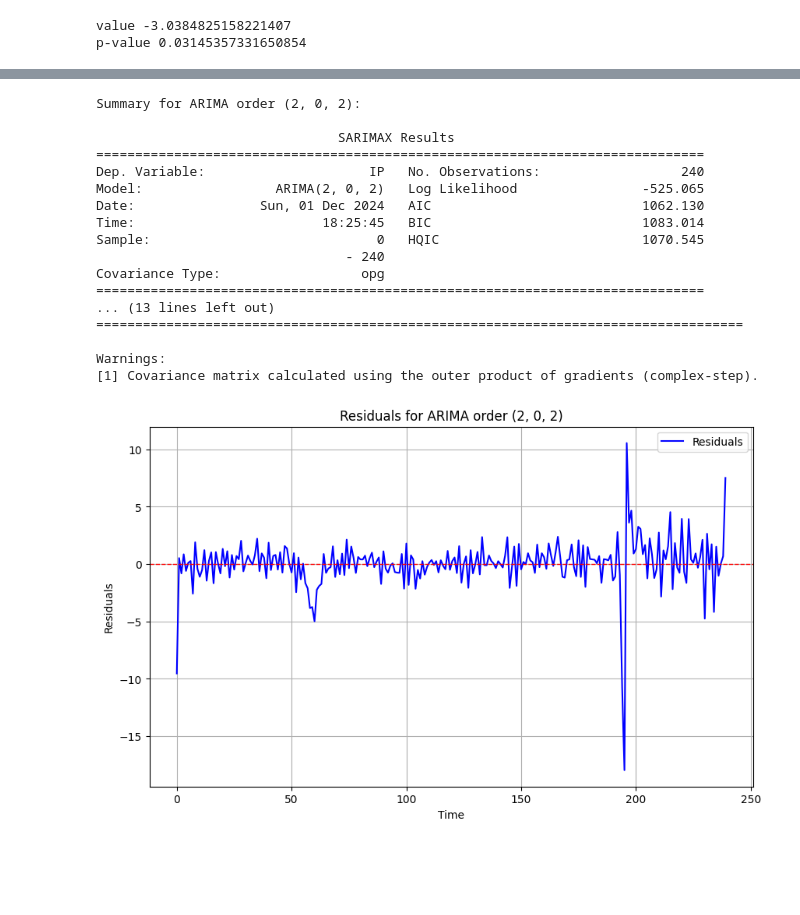
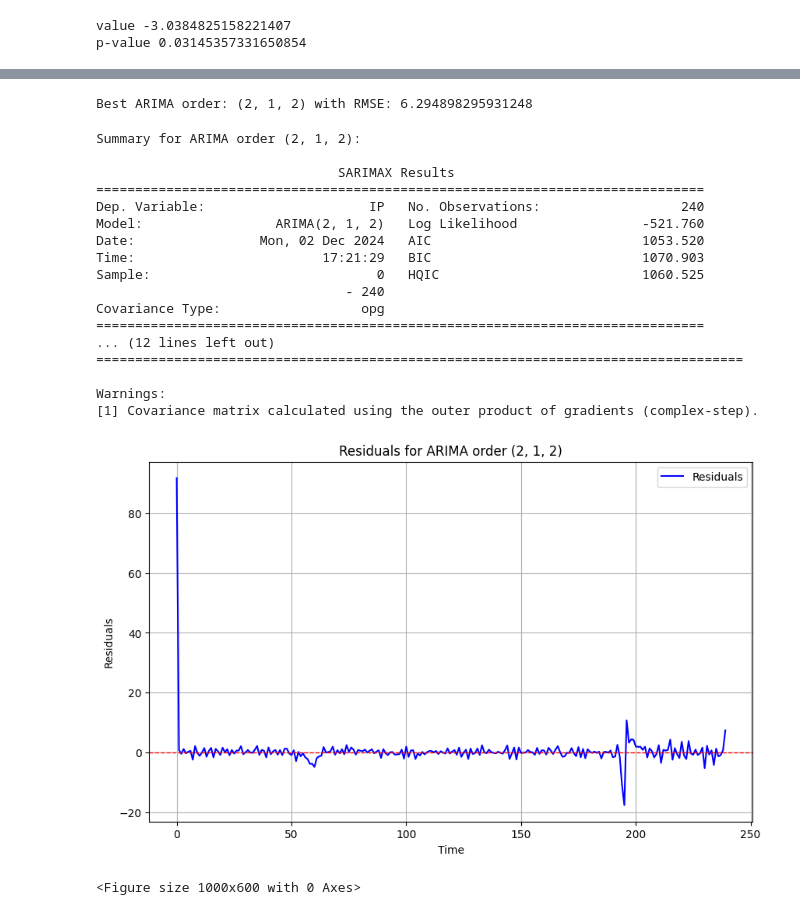
Before and after one commit to lorenzrossi/GaR, a Jupyter notebook: src/arima_test.ipynb, the cells around one changed output, grey strips where cells are left out. Cells and saved outputs as stored; diff of their text form; code cells hidden in the pictures; blank space fills up the shorter version.

```diff
--- a/src/arima_test.ipynb
+++ b/src/arima_test.ipynb
@@ -67,0 +63,2 @@ Name: IP, dtype: float64
+# %%
+df['IP_diffed'] = df['IP'] - df['IP_t1']
@@ -68,5 +72,5 @@ Name: IP, dtype: float64
 # %%
-orders = [(p, d, q) for p in range(4) for d in range(2) for q in range(4)]
+orders = [(p, 1, q) for p in range(3) for q in range(3)]
 
 # Dictionary to store order, summary, and residuals
 order_results = {}
@@ -105,21 +109,26 @@ Orders with non-invertible starting MA parameters warning: [(0, 0, 1), (2, 0, 1)
+# %%
+best_model, best_rmse = find_best_model(order_results)
+# %% [output]
+Best ARIMA order: (2, 1, 2) with RMSE: 6.294898295931248
 # %%
-analyze_order((2, 0, 2), order_results)
+analyze_order((2, 1, 2), order_results)
 # %% [output]
-Summary for ARIMA order (2, 0, 2):
+Summary for ARIMA order (2, 1, 2):
 
                                SARIMAX Results
 ==============================================================================
 Dep. Variable:                     IP   No. Observations:                  240
-Model:                 ARIMA(2, 0, 2)   Log Likelihood                -525.065
-Date:                Sun, 01 Dec 2024   AIC                           1062.130
-Time:                        18:25:45   BIC                           1083.014
-Sample:                             0   HQIC                          1070.545
+Model:                 ARIMA(2, 1, 2)   Log Likelihood                -521.760
+Date:                Mon, 02 Dec 2024   AIC                           1053.520
+Time:                        17:21:29   BIC                           1070.903
+Sample:                             0   HQIC                          1060.525
                                 - 240
 Covariance Type:                  opg
 ==============================================================================
-... (13 lines left out)
+... (12 lines left out)
 ===================================================================================
 
 Warnings:
 [1] Covariance matrix calculated using the outer product of gradients (complex-step).
-[figure, old version]
+[figure, new version]
+<Figure size 1000x600 with 0 Axes>
```
Also changed, not shown: parts of 11 cells of this notebook, 1 other file.
